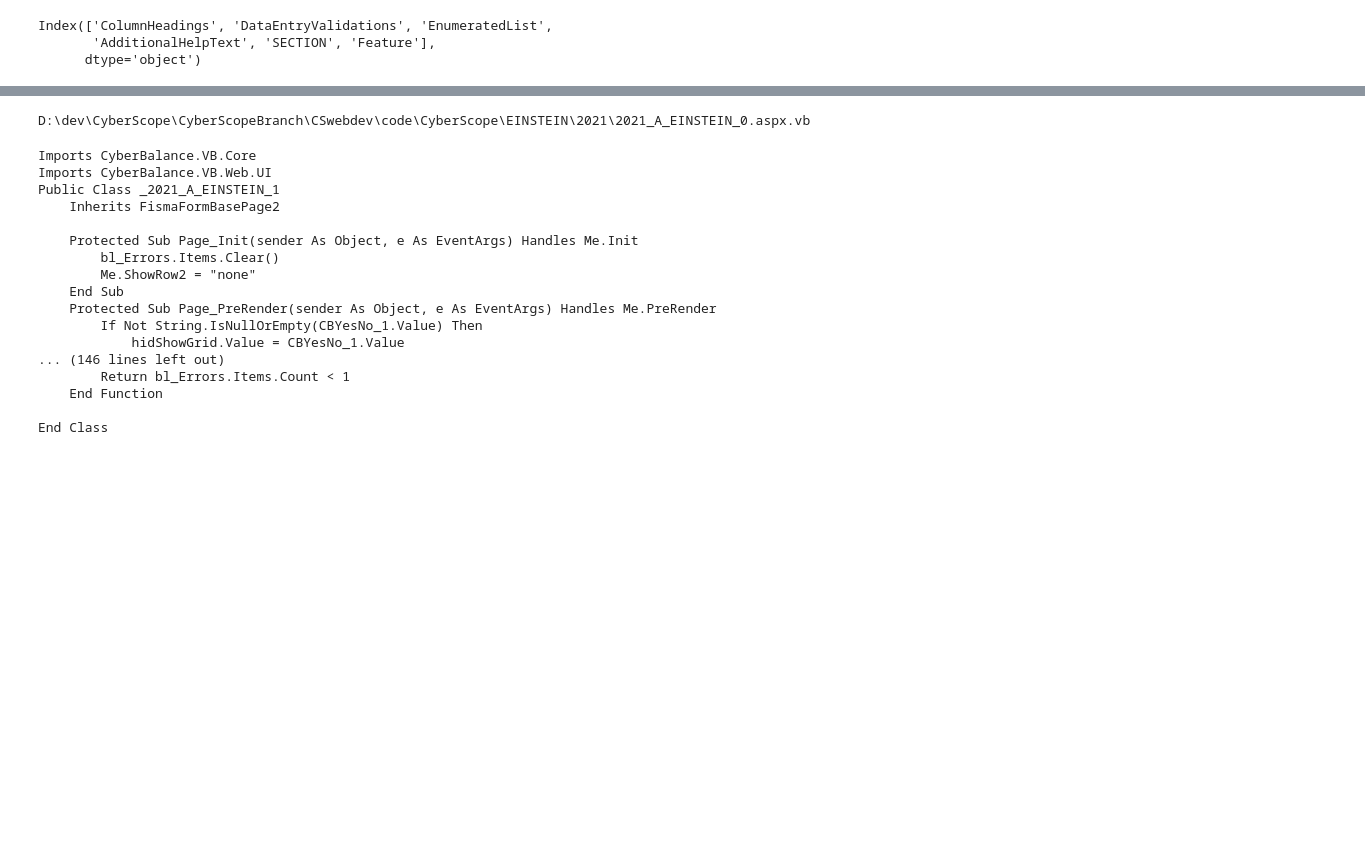
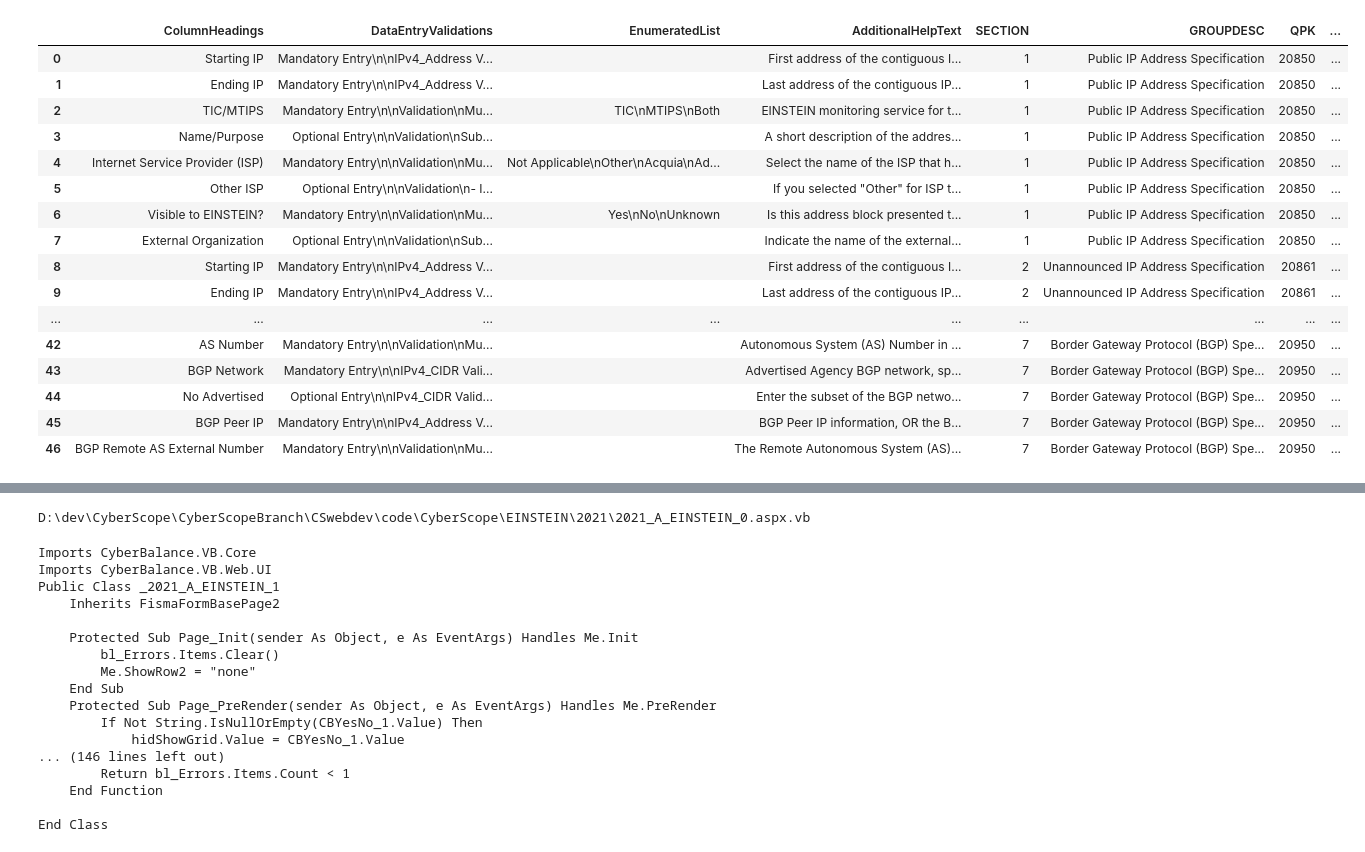
Before and after one commit to tmnkopp/PythonAutomation, a Jupyter notebook: Eins/FileGen.ipynb, the cells around one changed output, grey strips where cells are left out. Cells and saved outputs as stored; diff of their text form; code cells hidden in the pictures; blank space fills up the shorter version.

```diff
--- a/Eins/FileGen.ipynb
+++ b/Eins/FileGen.ipynb
@@ -30,24 +31,30 @@ df
-# %%
-s=''
-for i, r in df.iterrows():
-    s=f"IF @PK_QuestionGroup = {r['QGROUP']} -- {r['QTTable']}\n "
-    s=s+f'BEGIN\n'
-    s=s+f"     SET @ANS_1_1 = (SELECT Answer FROM vwMetricsAnswers WHERE PK_OrgSubmission = @PK_OrgSubmission AND IdText = '1.1' AND PK_QuestionGroup = {r['QGROUP']})\n"
-    s=s+f"     SET @GRIDROWS = (SELECT COUNT(*) FROM {r['QTTable']} WHERE PK_OrgSubmission = @PK_OrgSubmission)\n"
-    s=s+f"      \n"
-    s=s+f'END\n'
-    print(s)
 # %%
 l = []
-for i in range(2,9):
+for i in range(1,8):
     dff = pd.read_csv(fr'c:\temp\S{i}.csv')
     dff['SECTION'] = i
+    dff['Additional Help Text'] =  dff['Additional Help Text'].apply(lambda s: str(s).replace("?",'"'))
     l.append(dff)
 dfs=pd.concat(l)
 dfs.columns = [c.replace(' ','') for c in dfs.columns]
-dfs.columns
-#dfs
+dfs=dfs.fillna('')
+dfs = pd.merge(dfs,df,left_on='SECTION', right_on='SECTION', suffixes=('', '_right') )
+dfs
 # %% [output]
-Index(['ColumnHeadings', 'DataEntryValidations', 'EnumeratedList',
-       'AdditionalHelpText', 'SECTION', 'Feature'],
-      dtype='object')
+|  | ColumnHeadings | DataEntryValidations | EnumeratedList | AdditionalHelpText | SECTION | GROUPDESC | QPK | ... |
+| 0 | Starting IP | Mandatory Entry\n\nIPv4_Address V... |  | First address of the contiguous I... | 1 | Public IP Address Specification | 20850 | ... |
+| 1 | Ending IP | Mandatory Entry\n\nIPv4_Address V... |  | Last address of the contiguous IP... | 1 | Public IP Address Specification | 20850 | ... |
+| 2 | TIC/MTIPS | Mandatory Entry\n\nValidation\nMu... | TIC\nMTIPS\nBoth | EINSTEIN monitoring service for t... | 1 | Public IP Address Specification | 20850 | ... |
+| 3 | Name/Purpose | Optional Entry\n\nValidation\nSub... |  | A short description of the addres... | 1 | Public IP Address Specification | 20850 | ... |
+| 4 | Internet Service Provider (ISP) | Mandatory Entry\n\nValidation\nMu... | Not Applicable\nOther\nAcquia\nAd... | Select the name of the ISP that h... | 1 | Public IP Address Specification | 20850 | ... |
+| 5 | Other ISP | Optional Entry\n\nValidation\n- I... |  | If you selected "Other" for ISP t... | 1 | Public IP Address Specification | 20850 | ... |
+| 6 | Visible to EINSTEIN? | Mandatory Entry\n\nValidation\nMu... | Yes\nNo\nUnknown | Is this address block presented t... | 1 | Public IP Address Specification | 20850 | ... |
+| 7 | External Organization | Optional Entry\n\nValidation\nSub... |  | Indicate the name of the external... | 1 | Public IP Address Specification | 20850 | ... |
+| 8 | Starting IP | Mandatory Entry\n\nIPv4_Address V... |  | First address of the contiguous I... | 2 | Unannounced IP Address Specification | 20861 | ... |
+| 9 | Ending IP | Mandatory Entry\n\nIPv4_Address V... |  | Last address of the contiguous IP... | 2 | Unannounced IP Address Specification | 20861 | ... |
+| ... | ... | ... | ... | ... | ... | ... | ... | ... |
+| 42 | AS Number | Mandatory Entry\n\nValidation\nMu... |  | Autonomous System (AS) Number in ... | 7 | Border Gateway Protocol (BGP) Spe... | 20950 | ... |
+| 43 | BGP Network | Mandatory Entry\n\nIPv4_CIDR Vali... |  | Advertised Agency BGP network, sp... | 7 | Border Gateway Protocol (BGP) Spe... | 20950 | ... |
+| 44 | No Advertised | Optional Entry\n\nIPv4_CIDR Valid... |  | Enter the subset of the BGP netwo... | 7 | Border Gateway Protocol (BGP) Spe... | 20950 | ... |
+| 45 | BGP Peer IP | Mandatory Entry\n\nIPv4_Address V... |  | BGP Peer IP information, OR the B... | 7 | Border Gateway Protocol (BGP) Spe... | 20950 | ... |
+| 46 | BGP Remote AS External Number | Mandatory Entry\n\nValidation\nMu... |  | The Remote Autonomous System (AS)... | 7 | Border Gateway Protocol (BGP) Spe... | 20950 | ... |
```
Also changed, not shown: parts of 3 cells of this notebook.
